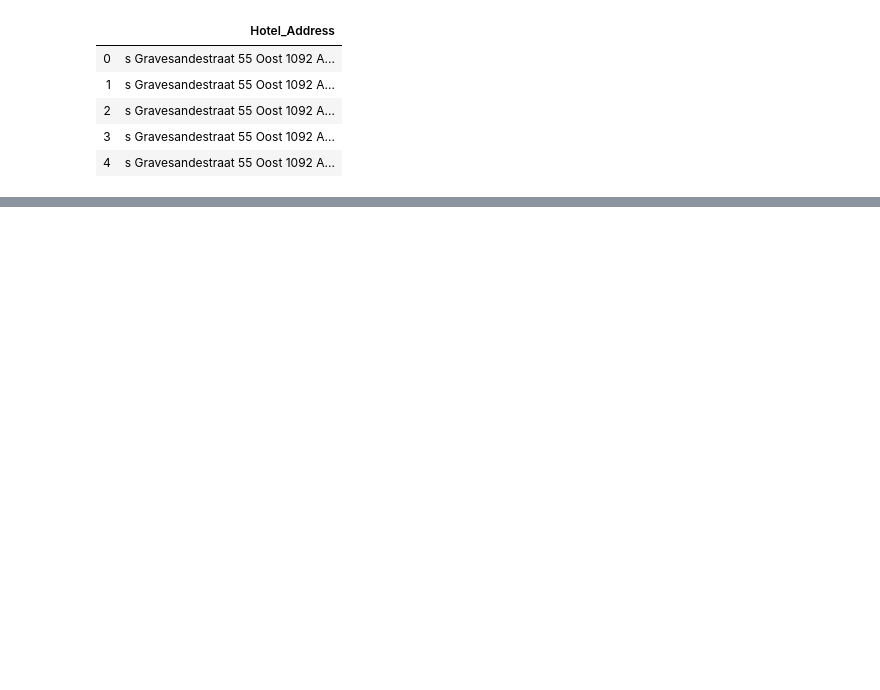
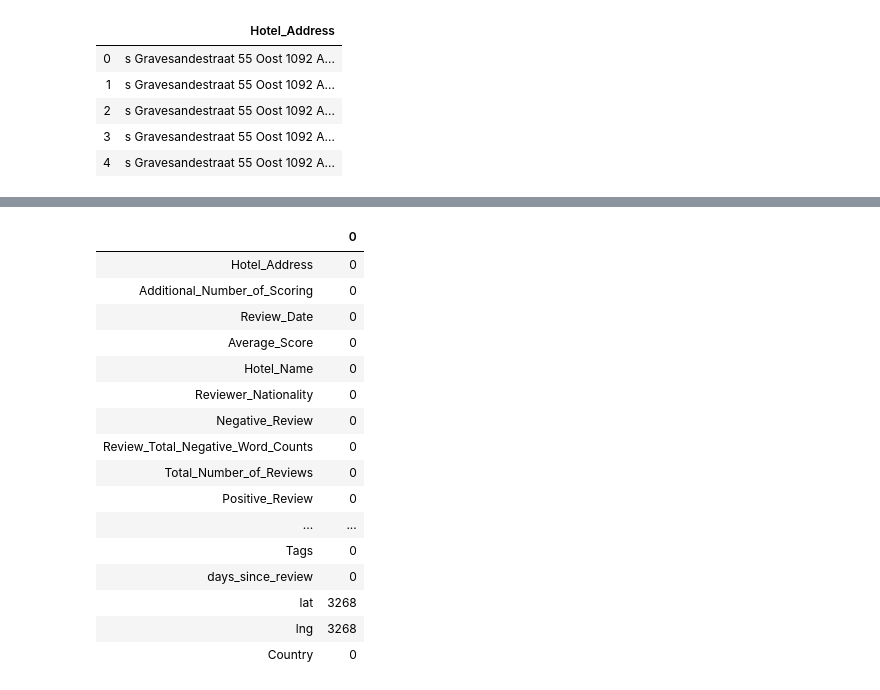
Before and after one commit to the-rahul-kumar/project-hotel-ratings-prediction, a Jupyter notebook: exploratory-data-analysis.ipynb, the cells around one changed output, grey strips where cells are left out. Saved outputs shown, nothing was run; the diff lists cells and outputs as text; code cells hidden in the pictures; blank space fills up the shorter version.

```diff
--- a/exploratory-data-analysis.ipynb
+++ b/exploratory-data-analysis.ipynb
@@ -167,0 +238,21 @@ hotel_address['Hotel_Address'][500000]
+# %%
+# Look for missing null values
+hotels.isnull().sum().to_frame()
+# %% [output]
+|  | 0 |
+| Hotel_Address | 0 |
+| Additional_Number_of_Scoring | 0 |
+| Review_Date | 0 |
+| Average_Score | 0 |
+| Hotel_Name | 0 |
+| Reviewer_Nationality | 0 |
+| Negative_Review | 0 |
+| Review_Total_Negative_Word_Counts | 0 |
+| Total_Number_of_Reviews | 0 |
+| Positive_Review | 0 |
+| ... | ... |
+| Tags | 0 |
+| days_since_review | 0 |
+| lat | 3268 |
+| lng | 3268 |
+| Country | 0 |
```
Also changed, not shown: parts of 11 cells of this notebook.
